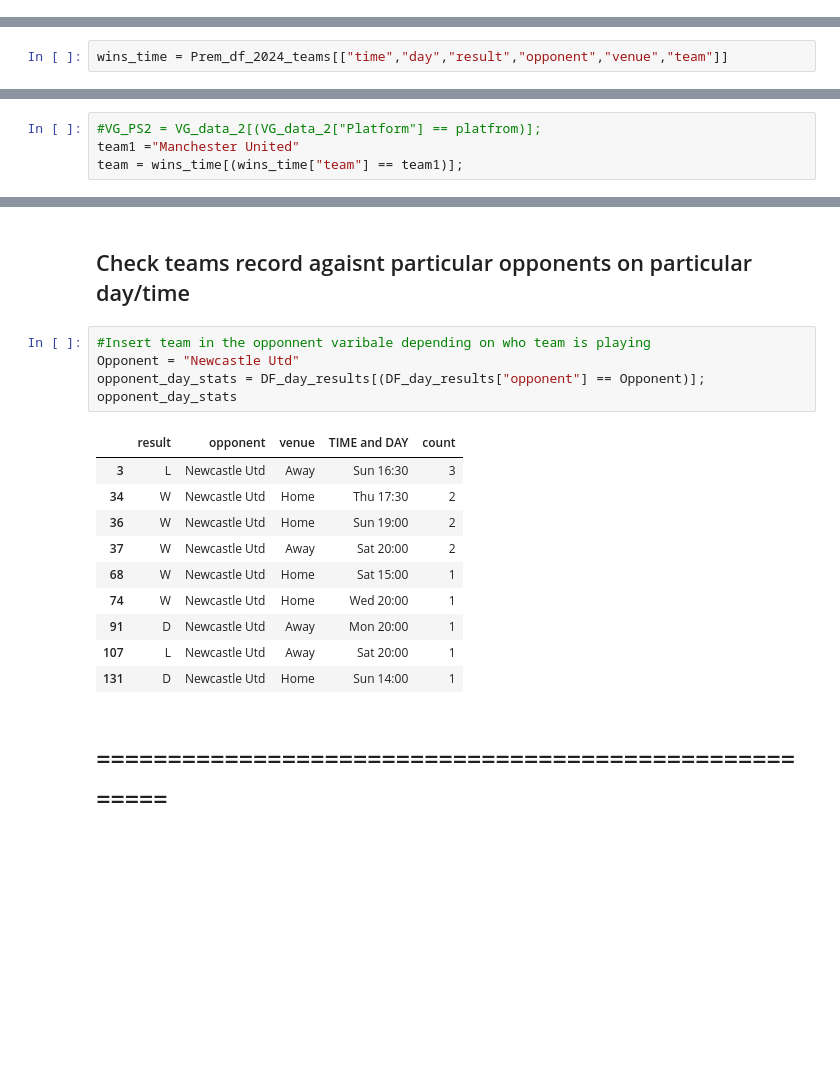
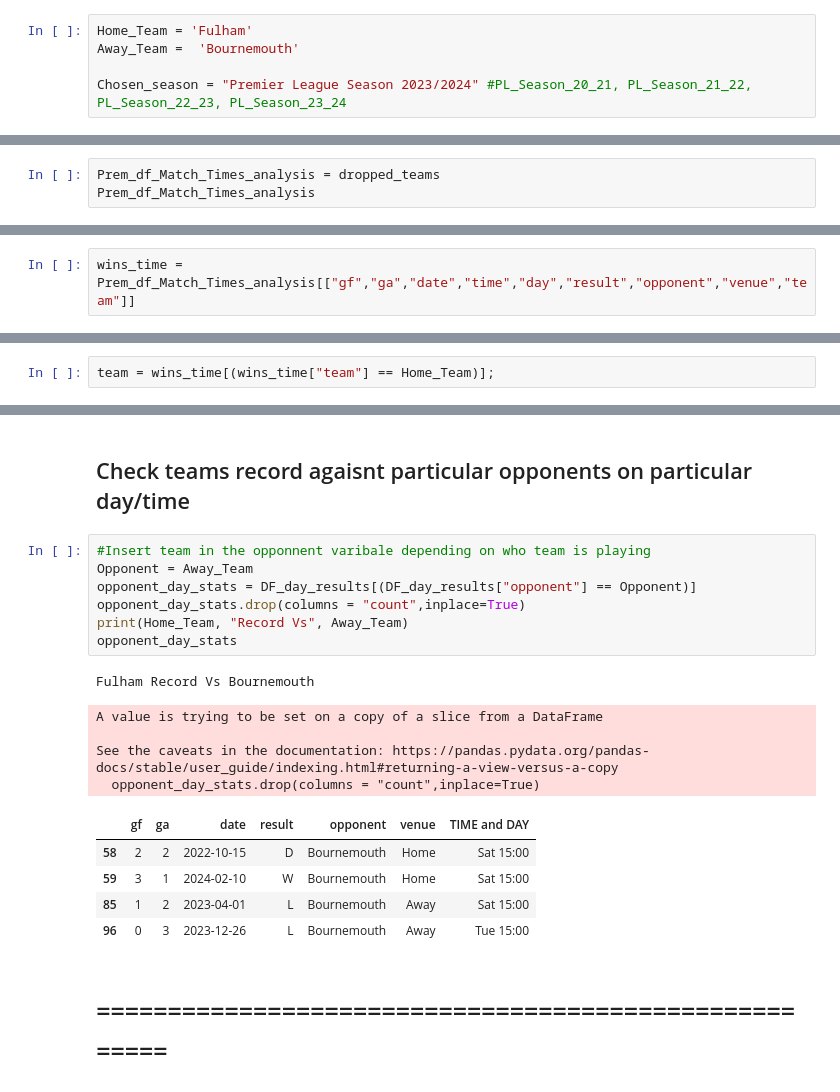
Before and after one commit to sbs24066/Can-data-be-used-to-gain-a-statistical-advantage-in-sports-betting-, a Jupyter notebook: Strategic_Thinking_HDIP2024_CA3_David_Mooney_sbs24066.ipynb, the cells around one changed output, grey strips where cells are left out. Drawn from its saved outputs; the diff is of its cells as text; blank space fills up the shorter version.

```diff
--- a/Strategic_Thinking_HDIP2024_CA3_David_Mooney_sbs24066.ipynb
+++ b/Strategic_Thinking_HDIP2024_CA3_David_Mooney_sbs24066.ipynb
@@ -213,0 +268,5 @@ Prem_df_2024_teams = dropped_teams
+# %%
+Home_Team = 'Fulham'
+Away_Team =  'Bournemouth'
+
+Chosen_season = "Premier League Season 2023/2024" #PL_Season_20_21, PL_Season_21_22, PL_Season_22_23, PL_Season_23_24
@@ -214,2 +308,5 @@ Prem_df_2024_teams = dropped_teams
 # %% [markdown]
 # Wins by day to give insight into how team will perform
+# %%
+Prem_df_Match_Times_analysis = dropped_teams
+Prem_df_Match_Times_analysis
@@ -216,2 +327,2 @@ Prem_df_2024_teams = dropped_teams
 # %%
-wins_time = Prem_df_2024_teams[["time","day","result","opponent","venue","team"]]
+wins_time = Prem_df_Match_Times_analysis[["gf","ga","date","time","day","result","opponent","venue","team"]]
@@ -237,4 +329,2 @@ wins_time
 # %%
-#VG_PS2 = VG_data_2[(VG_data_2["Platform"] == platfrom)];
-team1 ="Manchester United"
-team = wins_time[(wins_time["team"] == team1)];
+team = wins_time[(wins_time["team"] == Home_Team)];
@@ -281,20 +367,22 @@ DF_day_results.reset_index(inplace=True)
 ## Check teams record agaisnt particular opponents on particular day/time
 # %%
 #Insert team in the opponnent varibale depending on who team is playing
-Opponent = "Newcastle Utd"
-opponent_day_stats = DF_day_results[(DF_day_results["opponent"] == Opponent)];
+Opponent = Away_Team
+opponent_day_stats = DF_day_results[(DF_day_results["opponent"] == Opponent)]
+opponent_day_stats.drop(columns = "count",inplace=True)
+print(Home_Team, "Record Vs", Away_Team)
 opponent_day_stats
 # %% [output]
+Fulham Record Vs Bournemouth
+A value is trying to be set on a copy of a slice from a DataFrame
+
+See the caveats in the documentation: https://pandas.pydata.org/pandas-docs/stable/user_guide/indexing.html#returning-a-view-versus-a-copy
+  opponent_day_stats.drop(columns = "count",inplace=True)
-|  | result | opponent | venue | TIME and DAY | count |
-| 3 | L | Newcastle Utd | Away | Sun 16:30 | 3 |
-| 34 | W | Newcastle Utd | Home | Thu 17:30 | 2 |
-| 36 | W | Newcastle Utd | Home | Sun 19:00 | 2 |
-| 37 | W | Newcastle Utd | Away | Sat 20:00 | 2 |
-| 68 | W | Newcastle Utd | Home | Sat 15:00 | 1 |
-| 74 | W | Newcastle Utd | Home | Wed 20:00 | 1 |
-| 91 | D | Newcastle Utd | Away | Mon 20:00 | 1 |
-| 107 | L | Newcastle Utd | Away | Sat 20:00 | 1 |
-| 131 | D | Newcastle Utd | Home | Sun 14:00 | 1 |
+|  | gf | ga | date | result | opponent | venue | TIME and DAY |
+| 58 | 2 | 2 | 2022-10-15 | D | Bournemouth | Home | Sat 15:00 |
+| 59 | 3 | 1 | 2024-02-10 | W | Bournemouth | Home | Sat 15:00 |
+| 85 | 1 | 2 | 2023-04-01 | L | Bournemouth | Away | Sat 15:00 |
+| 96 | 0 | 3 | 2023-12-26 | L | Bournemouth | Away | Tue 15:00 |
 # %% [markdown]
 # *======================================================*
 # %% [markdown]
```
Also changed, not shown: parts of 29 cells of this notebook.
